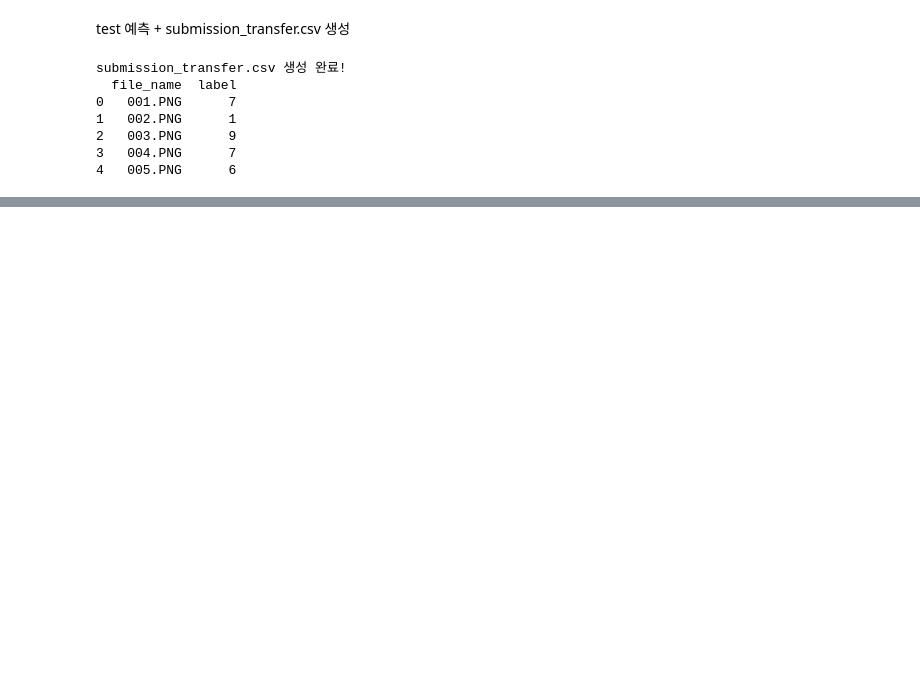
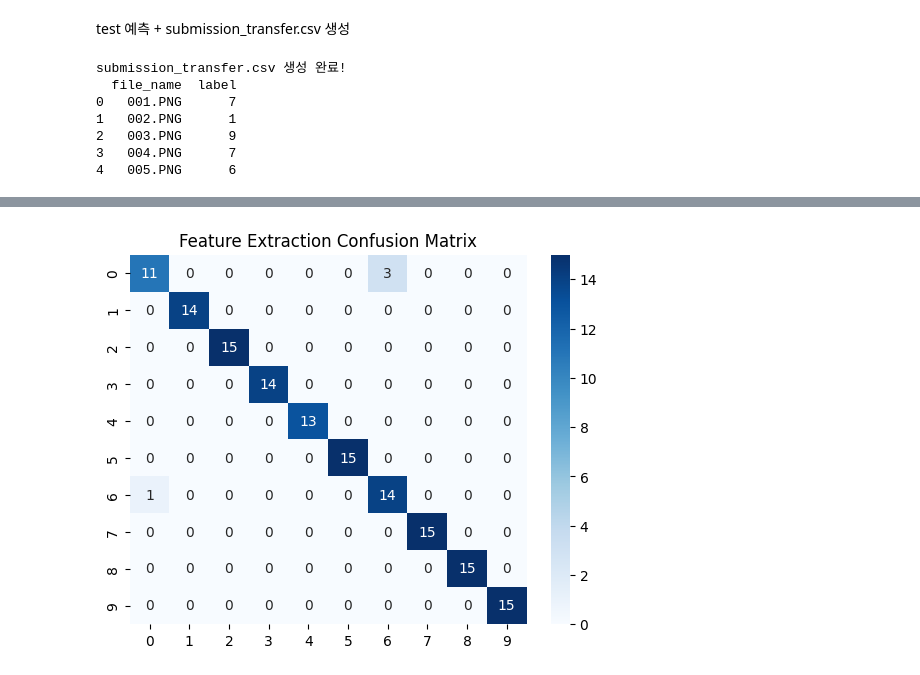
Before and after one commit to SYNAPSE-duksung/seoul-landmark-teamproject, a Jupyter notebook: transfer_learning.ipynb, the cells around one changed output, grey strips where cells are left out. Cells and saved outputs as stored; diff of their text form; code cells hidden in the pictures; blank space fills up the shorter version.

Commit message:
confusion matrix 시각화 코드 추가

```diff
--- a/transfer_learning.ipynb
+++ b/transfer_learning.ipynb
@@ -363,0 +378,10 @@ plt.show()
+# %%
+from sklearn.metrics import confusion_matrix
+import seaborn as sns
+
+fe_cm = confusion_matrix(fe_true, fe_pred)
+
+sns.heatmap(fe_cm, annot=True, fmt='d', cmap='Blues', xticklabels=range(10), yticklabels=range(10))
+plt.title('Feature Extraction Confusion Matrix')
+plt
+# %% [output]
@@ -363,0 +389 @@ plt.show()
+[figure, added]
```
Also changed, not shown: parts of 12 cells of this notebook.
